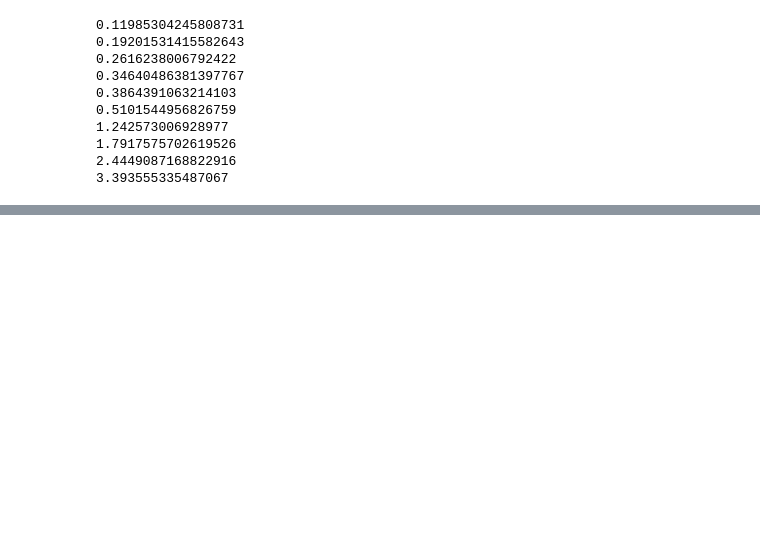
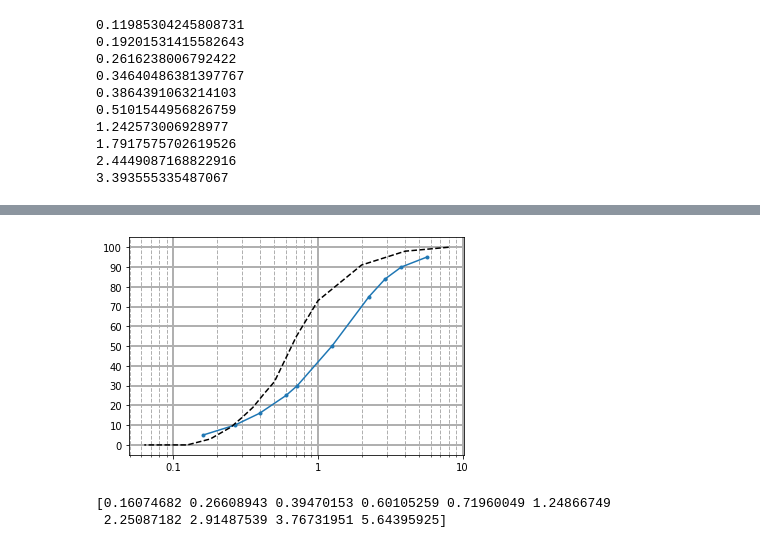
Before and after one commit to CasperFBakker/pyDGS-GUI, a Jupyter notebook: pyDGS Jupyter/dgs_loc1.ipynb, the cells around one changed output, grey strips where cells are left out. Cells and saved outputs as stored; diff of their text form; code cells hidden in the pictures; blank space fills up the shorter version.

```diff
--- a/pyDGS Jupyter/dgs_loc1.ipynb
+++ b/pyDGS Jupyter/dgs_loc1.ipynb
@@ -334,0 +413,31 @@ for i in range(10):
+# %%
+r_v_T = r_v_3
+
+scales_T = scales_3
+
+pd_T = np.interp([.05,.1,.16,.25,.3,.5,.75,.84,.9,.95],np.hstack((0,np.cumsum(r_v_T))), np.hstack((0,scales_T)) ) * resolution
+
+sieve_open = [8, 4, 2, 1, 0.71, 0.5, 0.425, 0.355, 0.3, 0.25, 0.18, 0.125, 0.063]
+sieve_data_1 = [100, 98, 91, 73, 55, 32, 26, 19, 14, 9, 3, 0, 0]
+
+percentiles = [5, 10, 16, 25, 30, 50, 75, 84, 90, 95]
+
+
+plt.plot(pd_T, percentiles, marker='.')
+plt.plot(sieve_open, sieve_data_1, ls='--', color='black')
+
+
+plt.xscale("log")
+plt.grid(which='major', linewidth=2, linestyle='-')
+plt.grid(which='minor', linewidth=1, linestyle='--')
+plt.yticks(np.arange(0,110, 10), ['0', '10', '20', '30', '40', '50', '60', '70', '80', '90', '100'] )
+plt.xticks([0.1, 1, 10], [0.1,1,10])
+
+plt.show()
+# %% [output]
+[figure, added]
+# %%
+print(pd_T)
+# %% [output]
+[0.16074682 0.26608943 0.39470153 0.60105259 0.71960049 1.24866749
+ 2.25087182 2.91487539 3.76731951 5.64395925]
```
Also changed, not shown: parts of 5 cells of this notebook.
